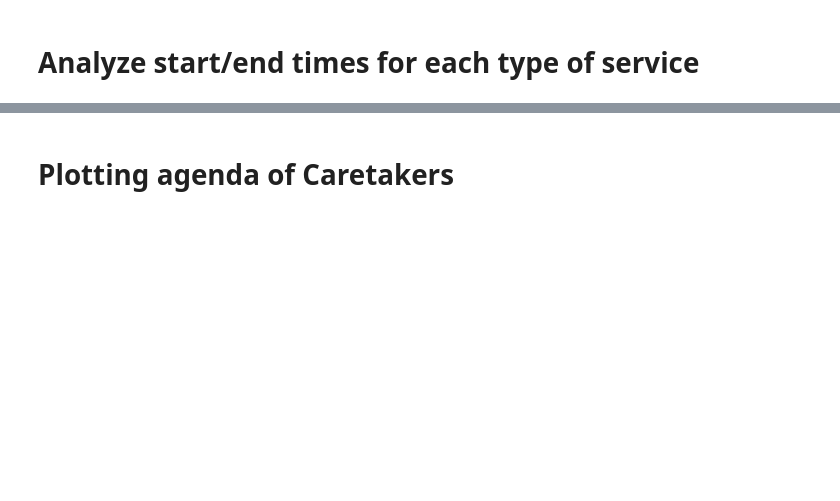
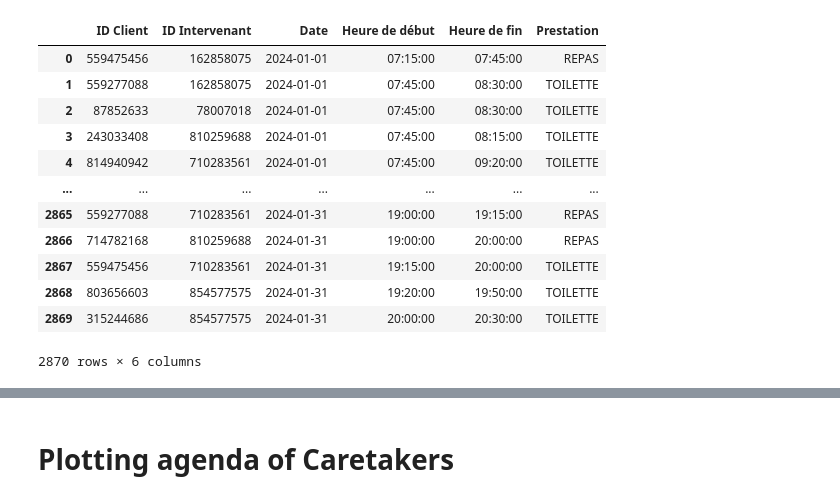
Before and after one commit to stlbnmaria/care-agenda-optimisation, a Jupyter notebook: notebooks/prototyping.ipynb, the cells around one changed output, grey strips where cells are left out. Drawn from its saved outputs; the diff is of its cells as text; code cells hidden in the pictures; blank space fills up the shorter version.

```diff
--- a/notebooks/prototyping.ipynb
+++ b/notebooks/prototyping.ipynb
@@ -15,2 +19,16 @@ intervenants_df = pd.read_excel(excel_data, sheet_name='intervenants')
-# %% [markdown]
-# Analyze start/end times for each type of service
+# %%
+jan24_df
+# %% [output]
+|  | ID Client | ID Intervenant | Date | Heure de début | Heure de fin | Prestation |
+| 0 | 559475456 | 162858075 | 2024-01-01 | 07:15:00 | 07:45:00 | REPAS |
+| 1 | 559277088 | 162858075 | 2024-01-01 | 07:45:00 | 08:30:00 | TOILETTE |
+| 2 | 87852633 | 78007018 | 2024-01-01 | 07:45:00 | 08:30:00 | TOILETTE |
+| 3 | 243033408 | 810259688 | 2024-01-01 | 07:45:00 | 08:15:00 | TOILETTE |
+| 4 | 814940942 | 710283561 | 2024-01-01 | 07:45:00 | 09:20:00 | TOILETTE |
+| ... | ... | ... | ... | ... | ... | ... |
+| 2865 | 559277088 | 710283561 | 2024-01-31 | 19:00:00 | 19:15:00 | REPAS |
+| 2866 | 714782168 | 810259688 | 2024-01-31 | 19:00:00 | 20:00:00 | REPAS |
+| 2867 | 559475456 | 710283561 | 2024-01-31 | 19:15:00 | 20:00:00 | TOILETTE |
+| 2868 | 803656603 | 854577575 | 2024-01-31 | 19:20:00 | 19:50:00 | TOILETTE |
+| 2869 | 315244686 | 854577575 | 2024-01-31 | 20:00:00 | 20:30:00 | TOILETTE |
+2870 rows × 6 columns
```
Also changed, not shown: parts of 32 cells of this notebook.
